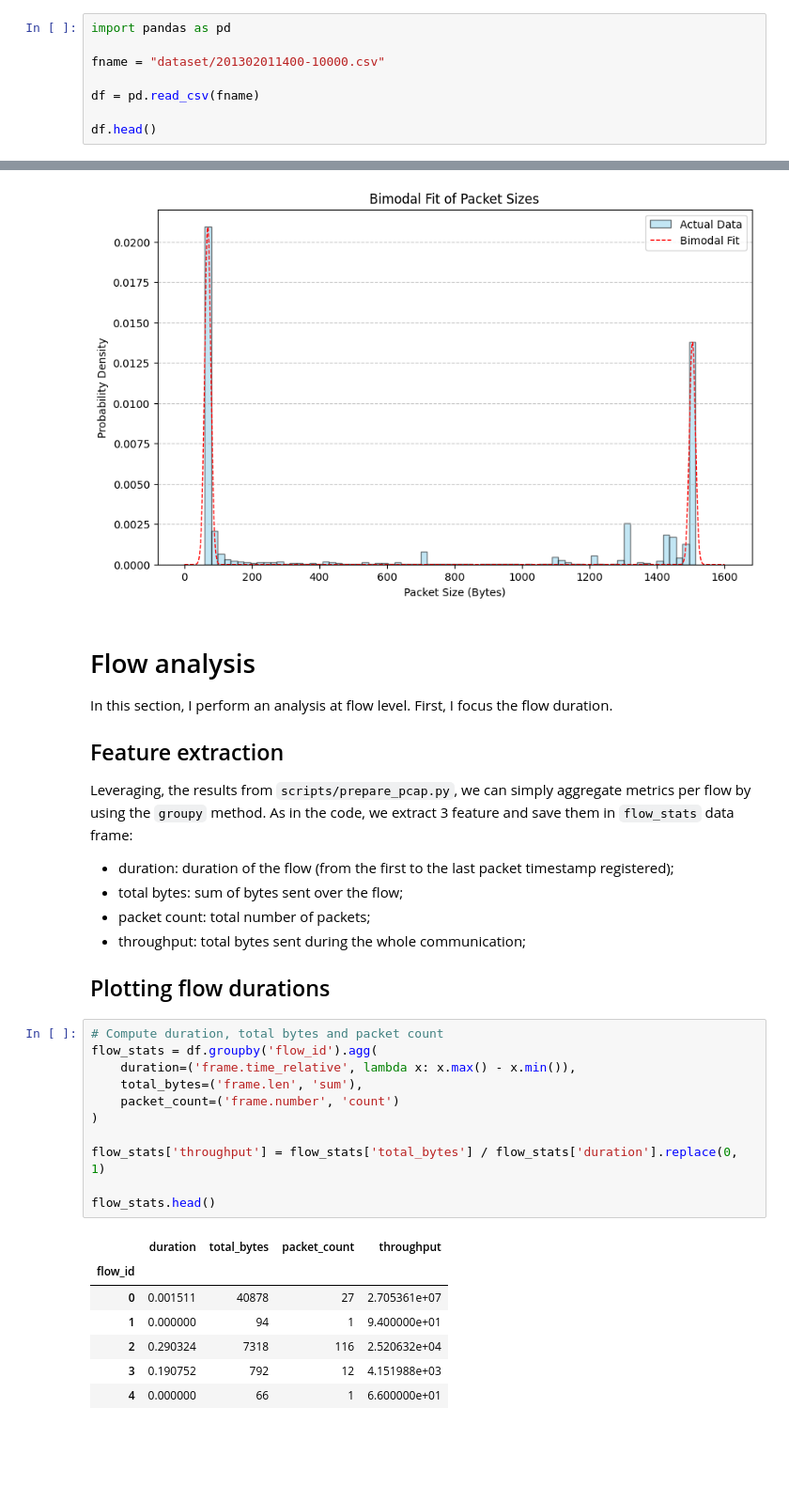
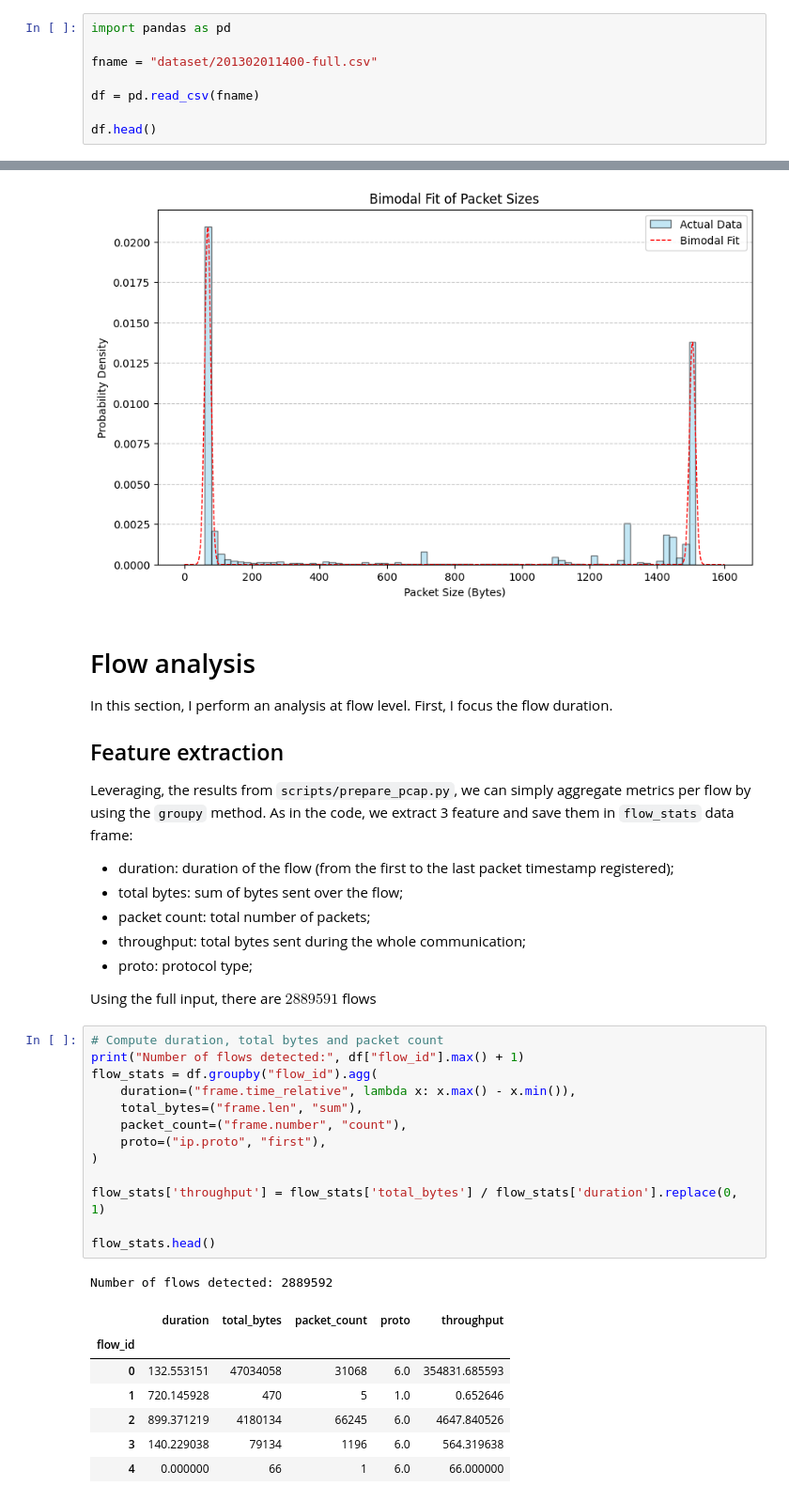
Before and after one commit to alarmfox/imdea-assignement, a Jupyter notebook: analysis.ipynb, the cells around one changed output, grey strips where cells are left out. Shown at 94% size. Saved outputs shown, nothing was run; the diff lists cells and outputs as text; blank space fills up the shorter version.

```diff
--- a/analysis.ipynb
+++ b/analysis.ipynb
@@ -17,7 +19,7 @@ The notebook is structured as follows:
 # %%
 import pandas as pd
 
-fname = "dataset/201302011400-10000.csv"
+fname = "dataset/201302011400-full.csv"
 
 df = pd.read_csv(fname)
 
@@ -194,24 +196,28 @@ Leveraging, the results from `scripts/prepare_pcap.py`, we can simply aggregate
 - total bytes: sum of bytes sent over the flow;
 - packet count: total number of packets;
 - throughput: total bytes sent during the whole communication;
+- proto: protocol type;
 
-## Plotting flow durations
+Using the full input, there are $2889591$ flows
 # %%
 # Compute duration, total bytes and packet count
-flow_stats = df.groupby('flow_id').agg(
-    duration=('frame.time_relative', lambda x: x.max() - x.min()),
-    total_bytes=('frame.len', 'sum'),
-    packet_count=('frame.number', 'count')
+print("Number of flows detected:", df["flow_id"].max() + 1)
+flow_stats = df.groupby("flow_id").agg(
+    duration=("frame.time_relative", lambda x: x.max() - x.min()),
+    total_bytes=("frame.len", "sum"),
+    packet_count=("frame.number", "count"),
+    proto=("ip.proto", "first"),
 )
 
 flow_stats['throughput'] = flow_stats['total_bytes'] / flow_stats['duration'].replace(0, 1)
 
 flow_stats.head()
 # %% [output]
+Number of flows detected: 2889592
-|  | duration | total_bytes | packet_count | throughput |
-| flow_id |  |  |  |  |
-| 0 | 0.001511 | 40878 | 27 | 2.705361e+07 |
-| 1 | 0.000000 | 94 | 1 | 9.400000e+01 |
-| 2 | 0.290324 | 7318 | 116 | 2.520632e+04 |
-| 3 | 0.190752 | 792 | 12 | 4.151988e+03 |
-| 4 | 0.000000 | 66 | 1 | 6.600000e+01 |
+|  | duration | total_bytes | packet_count | proto | throughput |
+| flow_id |  |  |  |  |  |
+| 0 | 132.553151 | 47034058 | 31068 | 6.0 | 354831.685593 |
+| 1 | 720.145928 | 470 | 5 | 1.0 | 0.652646 |
+| 2 | 899.371219 | 4180134 | 66245 | 6.0 | 4647.840526 |
+| 3 | 140.229038 | 79134 | 1196 | 6.0 | 564.319638 |
+| 4 | 0.000000 | 66 | 1 | 6.0 | 66.000000 |
```
Also changed, not shown: parts of 17 cells of this notebook.
